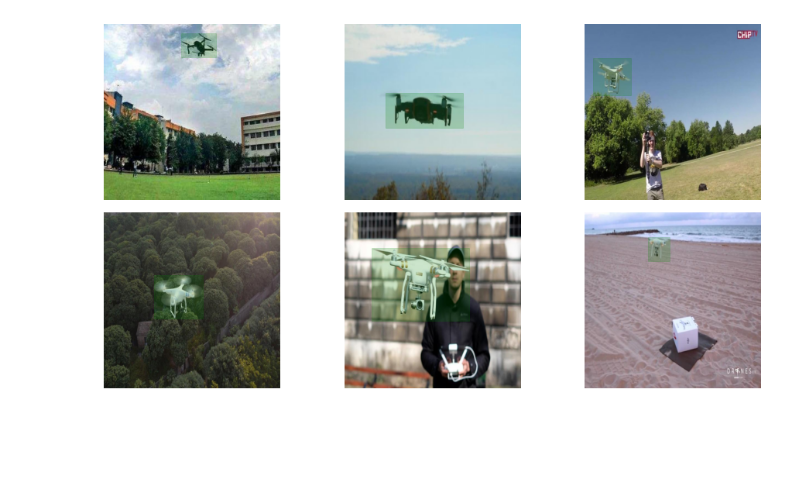
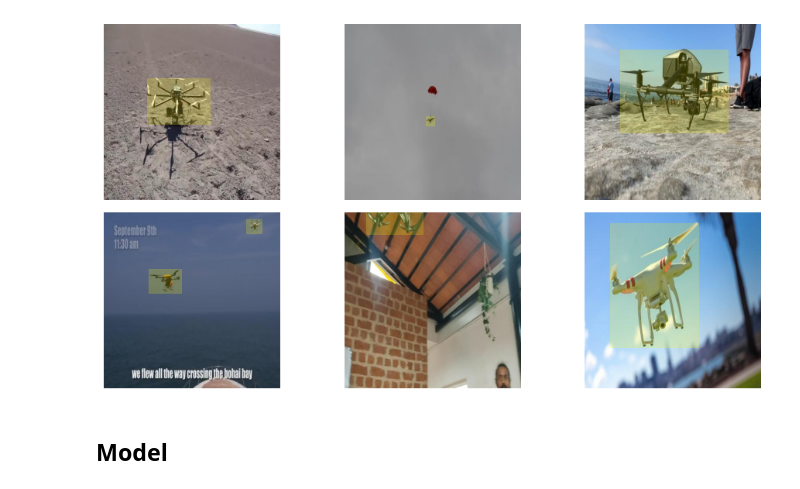
Before and after one commit to Louay-Yahyaoui/Tinygpt, a Jupyter notebook: yolov8.ipynb, the cells around one changed output. Cells and saved outputs as stored; diff of their text form; code cells hidden in the pictures; blank space fills up the shorter version.

```diff
--- a/yolov8.ipynb
+++ b/yolov8.ipynb
@@ -10,5 +36,5 @@ train_path = data_path / "train"
 val_path = data_path / "valid"
 input_shape = (640, 640,)
 # %%
-img_paths = sorted(list((train_path / "images").iterdir()))[:6]
+img_paths = list((train_path / "images").iterdir())
 label_paths = [train_path / "labels" / img.with_suffix(".txt").name for img in img_paths]
@@ -34,10 +45,10 @@ def read_images(path):
 
 def read_labels(path):
     labels = []
-    for file in label_paths:
+    for file in path:
         with open(file, 'r') as f:
             labels.append(list(map(float, f.read().split())))
     return labels
 
 train_images = read_images(img_paths)
-train_labels = read_labels(train_path)
+train_labels = read_labels(label_paths)
@@ -44,30 +60,33 @@ train_labels = read_labels(train_path)
 # %%
 def show_label(image, label, ax, img_shape = (640, 640, 3)):
     h, w, _ = img_shape
     ax.set_axis_off()
     ax.imshow(image)
     for i in range(0, len(label), 5):
         _, bx, by, bw, bh = label[i: i + 5]
         bx1 = (bx - bw / 2) * w
         by1 = (by - bh / 2) * h
 
         rect = patches.Rectangle(
             xy=(bx1, by1),
             width=bw * w,
             height=bh * h,
             linewidth=0.5,
-            edgecolor='green',
-            facecolor='green',
+            edgecolor='yellow',
+            facecolor='yellow',
             alpha=0.2,
             label='Drone'
         )
         ax.add_patch(rect)
 
-fig, axes = plt.subplots(2, 3, figsize=(10, 5))
+m, n = 2, 3
+fig, axes = plt.subplots(m, n, figsize=(10, 5))
 for ax, image, label in zip(axes.flatten(), train_images, train_labels):
     show_label(image, label, ax)
 
 plt.tight_layout()
 plt.show()
 # %% [output]
-[figure, old version]
+[figure, new version]
+# %% [markdown]
+## Model
```
Also changed, not shown: parts of 8 cells of this notebook.
